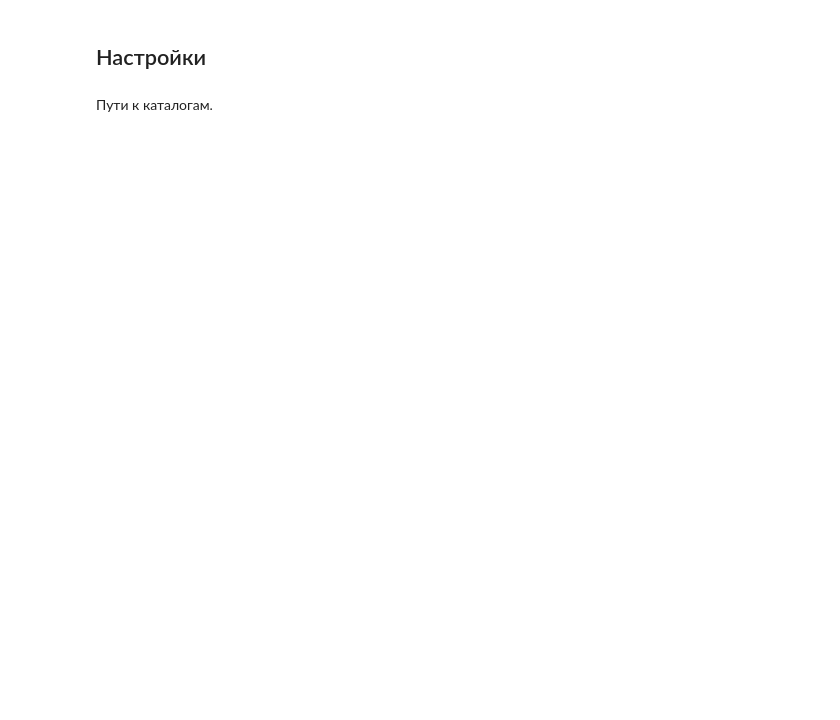
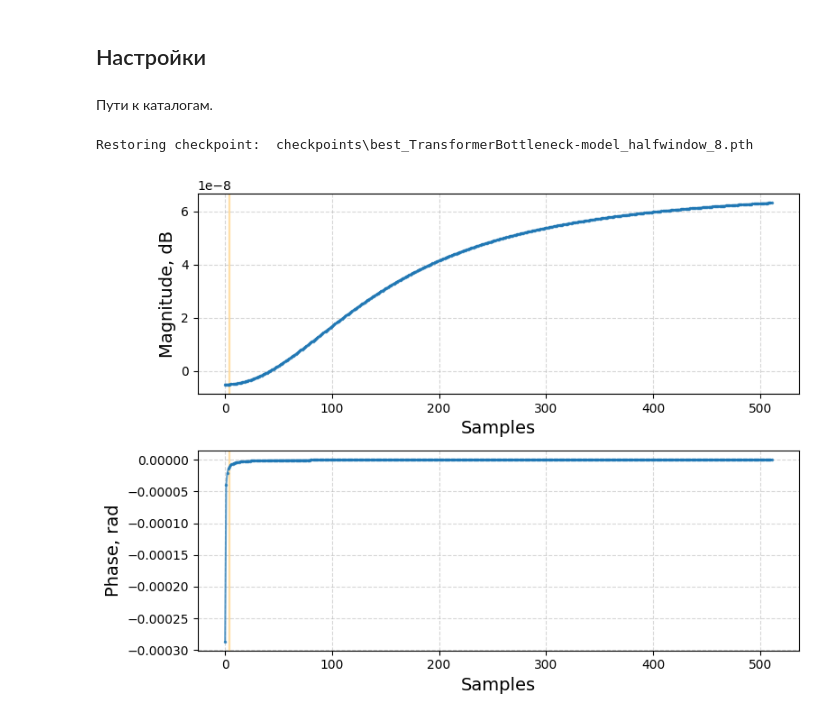
Before and after one commit to romangorbunov91/frequency-response-encoder, a Jupyter notebook: test_nb.ipynb, the cells around one changed output. Drawn from its saved outputs; the diff is of its cells as text; code cells hidden in the pictures; blank space fills up the shorter version.

```diff
--- a/test_nb.ipynb
+++ b/test_nb.ipynb
@@ -44,14 +48,14 @@ dataset_path = Path(general_config['data_dir']) / model_log["metadata"]["dataset
 # %%
 device = torch.device(general_config["device"].lower() if torch.cuda.is_available() else 'cpu')
 # %%
-np.loadtxt(sample_path, delimiter=',', skiprows=1).T
+data = np.loadtxt(sample_path, delimiter=',', skiprows=1).T
 
 transform = ConversionTransforms(
         num_iter=2,
         return_input=False
         )
 
-inputs = transform(data)
+inputs = torch.from_numpy(np.ascontiguousarray(transform(data), dtype=np.float32))
 # %%
 model = TransformerBottleneck_model(
     in_channels = 4,
@@ -60,14 +64,16 @@ model = TransformerBottleneck_model(
     )
 
 model = model.to(device)
-model, epoch_init, _, _ = load_net(
+model, _, _, _ = load_net(
             net = model,
-            checkpoints_file = checkpoints_dir / "best_TransformerBottleneck-model_halfwindow_8.pth",
+            checkpoints_file = checkpoints_dir / f"best_{model_name}.pth",
             device = device
             )
 
 model.eval()
 
 with torch.no_grad():
-    logits = model(inputs.to(device))
-    predictions = (torch.sigmoid(logits) > threshold).float()
+    logits = model(inputs.unsqueeze(0).to(device))
+    predictions = (torch.sigmoid(logits.squeeze(0)) > threshold).float()
+# %% [output]
+Restoring checkpoint:  checkpoints\best_TransformerBottleneck-model_halfwindow_8.pth
@@ -95,0 +80,32 @@ plt.show()
+# %%
+PLOT_CONFIG = {
+    'fontsize': 14,
+    'fontsize_legend': 10,
+    'fig_width': 8,
+    'fig_height': 6,
+    'markersize_data': 3,
+    'markersize_mask': 10,
+    'grid_alpha': 0.5,
+    'plots': [
+        {
+            'ylabel': 'Magnitude, dB',
+            'xlabel': 'Samples',
+            'xscale': 'linear',
+            'arg_key': 'samples',
+            'data_key': 'mag'
+        },
+        {
+            'ylabel': 'Phase, rad',
+            'xlabel': 'Samples',
+            'xscale': 'linear',
+            'arg_key': 'samples',
+            'data_key': 'ph'
+        }
+    ],
+    'masks': [
+        {'label': 'left_pole',  'color': '#e377c2', 'marker': 'o'},
+        {'label': 'right_pole', 'color': '#d62728', 'marker': 'p'},
+        {'label': 'left_zero',  'color': '#bcbd22', 'marker': 's'},
+        {'label': 'right_zero', 'color': '#ff7f0e', 'marker': '^'},
+    ]
+}
@@ -95,0 +186,8 @@ plt.show()
+# %%
+plot_responses(
+    plot_config=PLOT_CONFIG,
+    data=data,
+    regions=predictions,
+    )
+# %% [output]
+[figure, added]
```
Also changed, not shown: parts of 4 cells of this notebook, 1 other file.
